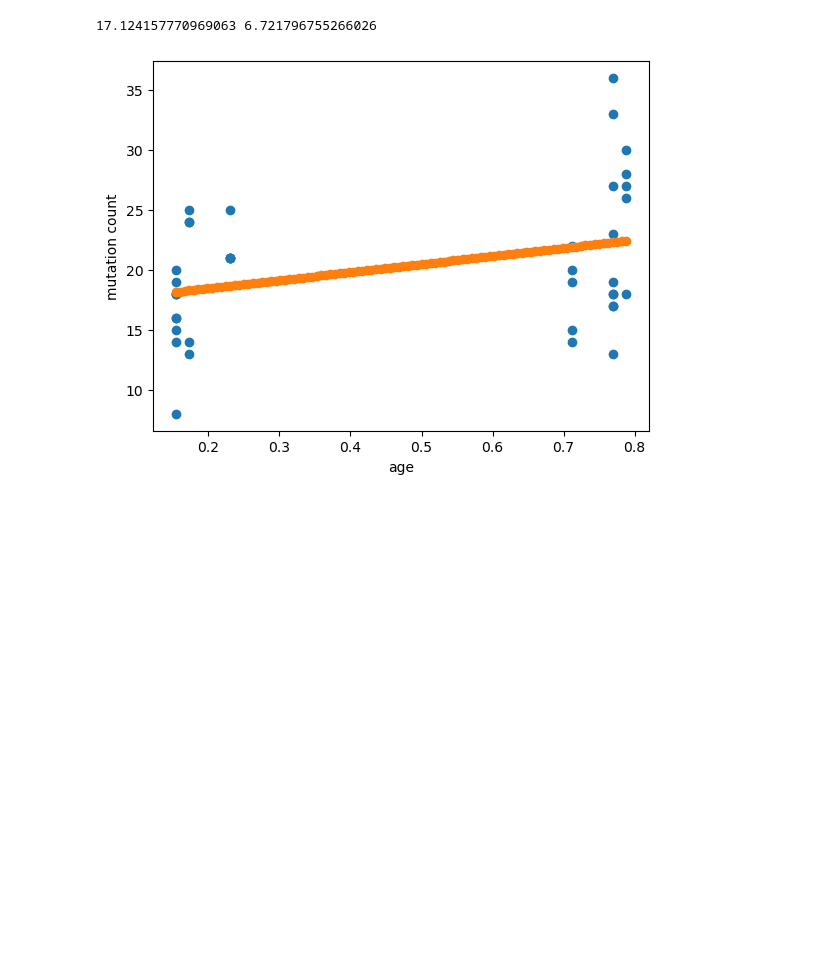
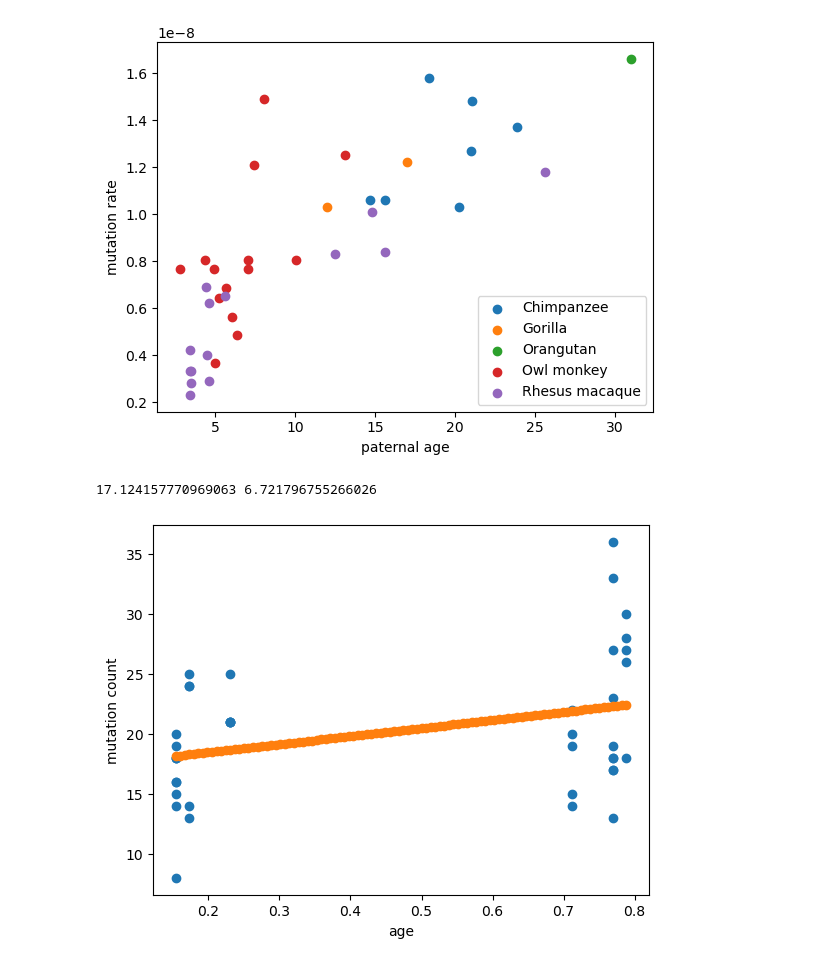
Before and after one commit to harrispopgen/clocklike-DBH, a Jupyter notebook: mutation_rate_regression_literation.ipynb, the cells around one changed output. Drawn from its saved outputs; the diff is of its cells as text; code cells hidden in the pictures; blank space fills up the shorter version.

```diff
--- a/mutation_rate_regression_literation.ipynb
+++ b/mutation_rate_regression_literation.ipynb
@@ -7 +459,22 @@ import numpy as np
+# %%
+def plot_mutation_data(df):
+    # first column mutation count, second column age
+    # [intercept, slope, fitted_values] = perform_poisson_regression(df)
+    fig, ax = plt.subplots(1, 1)
+    species = df["species"].unique()
+    for s in species:
+        df_s = df[df["species"] == s]
+        ax.scatter(df_s["paternal_age"], df_s["mutation_rate"], label=s)
+
+    # ax.scatter(df["age_year"], df["count"])
+    # xmin, xmax = np.min(df["age_year"]), np.max(df["age_year"])
+    # x = np.linspace(xmin, xmax, 100)
+    # y_predict = intercept + slope * x
+    # ax.scatter(x, y_predict)
+    ax.set_xlabel("paternal age")
+    ax.set_ylabel("mutation rate")
+    ax.legend()
+plot_mutation_data(df)
+# %% [output]
+[figure, added]
 # %%
```
Also changed, not shown: parts of 8 cells of this notebook.
